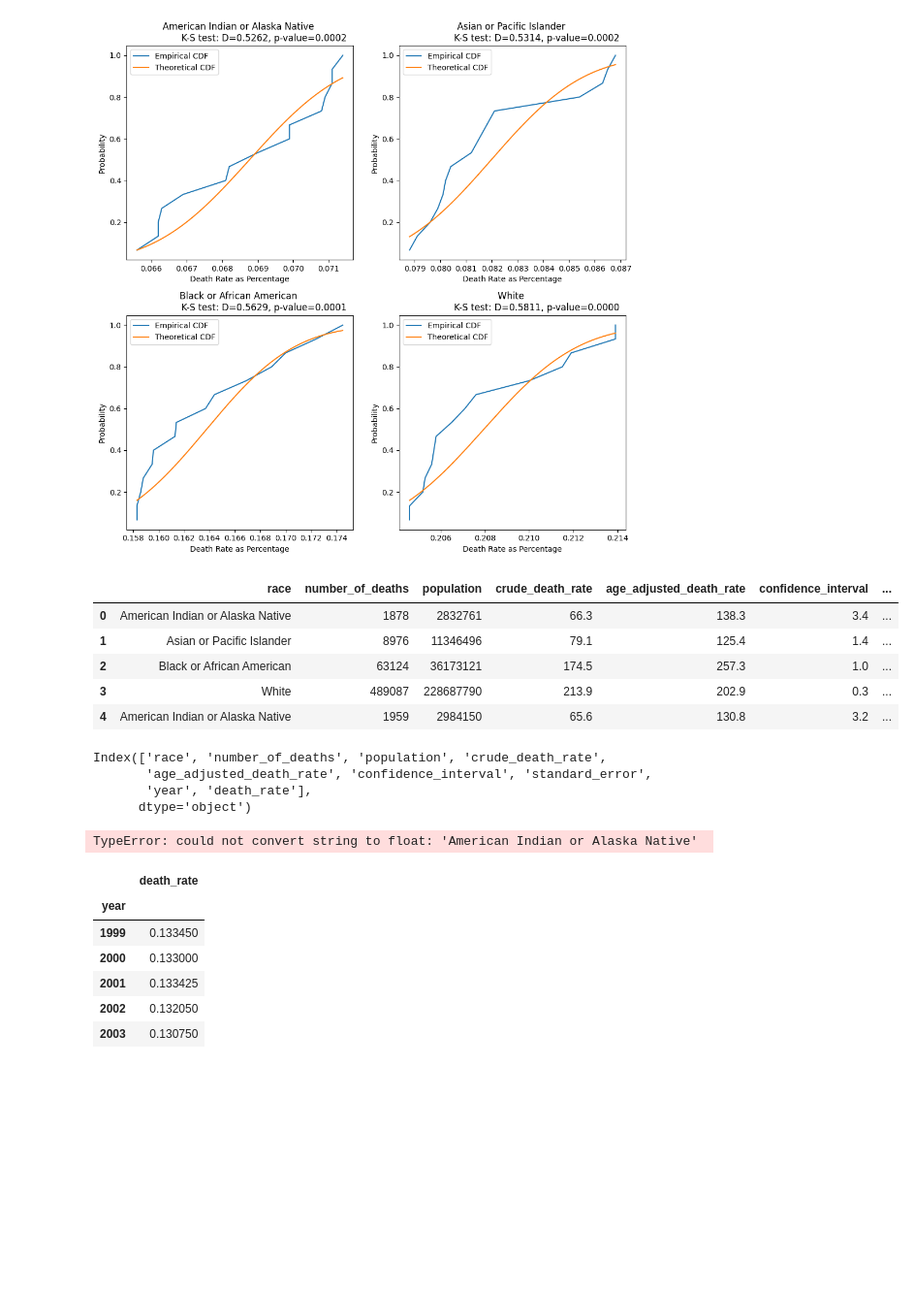
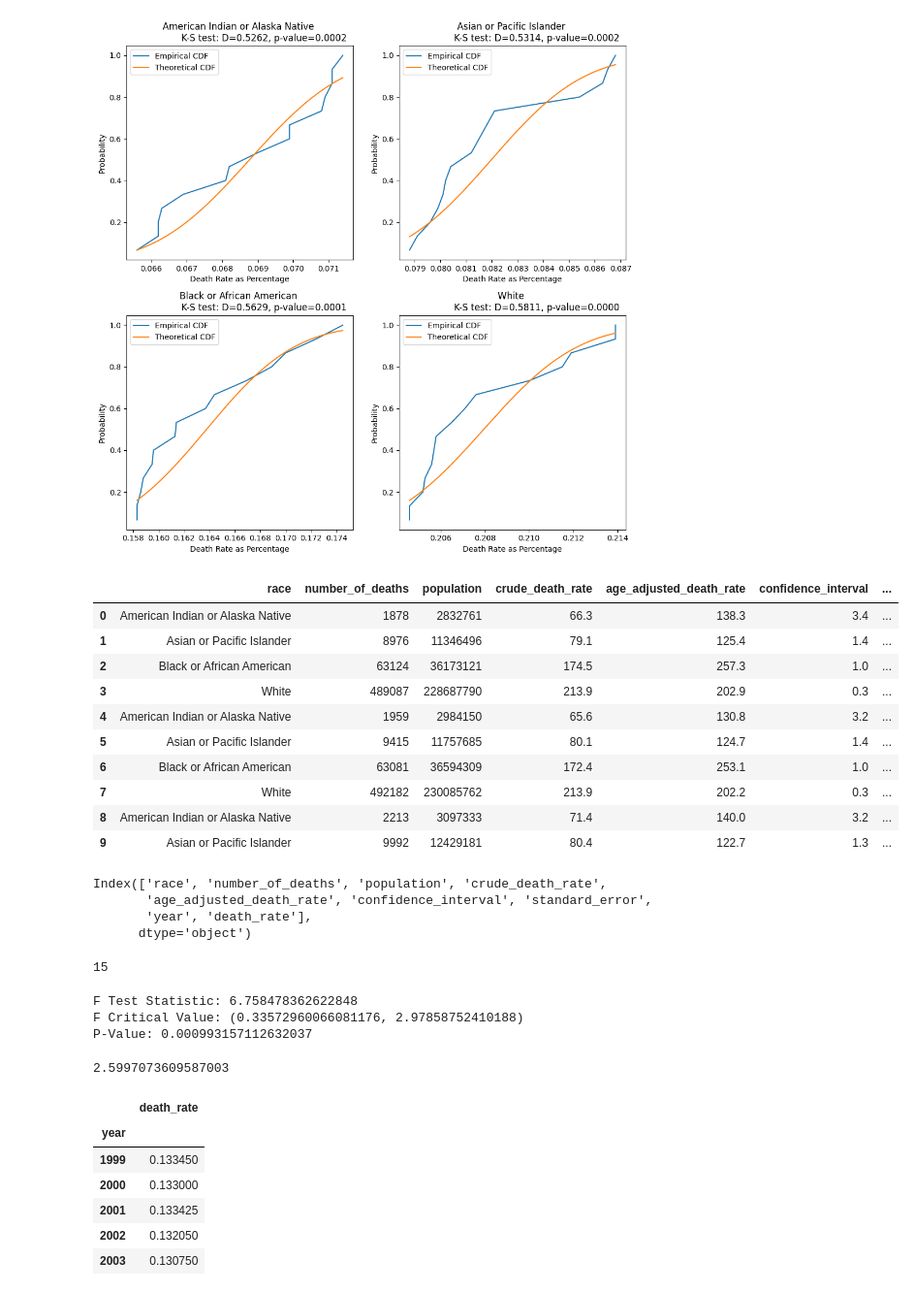
Before and after one commit to Caveexplorer/cdc_api_project, a Jupyter notebook: cdc_eda.ipynb, the cells around one changed output. Shown at 97% size. Cells and saved outputs as stored; diff of their text form; code cells hidden in the pictures; blank space fills up the shorter version.

```diff
--- a/cdc_eda.ipynb
+++ b/cdc_eda.ipynb
@@ -179,14 +260,19 @@ plt.show()
 # %% [output]
 [figure]
 # %%
-df.head()
+df.head(10)
 # %% [output]
 |  | race | number_of_deaths | population | crude_death_rate | age_adjusted_death_rate | confidence_interval | ... |
 | 0 | American Indian or Alaska Native | 1878 | 2832761 | 66.3 | 138.3 | 3.4 | ... |
 | 1 | Asian or Pacific Islander | 8976 | 11346496 | 79.1 | 125.4 | 1.4 | ... |
 | 2 | Black or African American | 63124 | 36173121 | 174.5 | 257.3 | 1.0 | ... |
 | 3 | White | 489087 | 228687790 | 213.9 | 202.9 | 0.3 | ... |
 | 4 | American Indian or Alaska Native | 1959 | 2984150 | 65.6 | 130.8 | 3.2 | ... |
+| 5 | Asian or Pacific Islander | 9415 | 11757685 | 80.1 | 124.7 | 1.4 | ... |
+| 6 | Black or African American | 63081 | 36594309 | 172.4 | 253.1 | 1.0 | ... |
+| 7 | White | 492182 | 230085762 | 213.9 | 202.2 | 0.3 | ... |
+| 8 | American Indian or Alaska Native | 2213 | 3097333 | 71.4 | 140.0 | 3.2 | ... |
+| 9 | Asian or Pacific Islander | 9992 | 12429181 | 80.4 | 122.7 | 1.3 | ... |
 # %%
 df.columns
 # %% [output]
@@ -194,16 +280,57 @@ Index(['race', 'number_of_deaths', 'population', 'crude_death_rate',
        'age_adjusted_death_rate', 'confidence_interval', 'standard_error',
        'year', 'death_rate'],
       dtype='object')
+# %%
+group1 = df[df['race'] == 'White']['death_rate']
+group2 = df[df['race'] == 'Black or African American']['death_rate']
+
+len(group1)
+# %% [output]
+15
+# %%
+# Assuming you have two groups you want to compare, represented as NumPy arrays or pandas Series:
+groups = []
+for race in df['race'].unique():
+    groups.append(df[df['race'] == race]['death_rate'])
+
+# Calculate variance
+variances = []
+for group in groups:
+    variances.append(np.var(group))  # Variance of each group
+
+
+# Calculate F test statistic
+f_test_stat = max(variances) / min(variances)  # F test statistic
+
+# Calculate degrees of freedom for each group
+dof = len(df['year'].unique()) - 1  # degrees of freedom for group 1
+
+# Calculate critical value at 5% level
+alpha = 0.05  # significance level
+f_critical_1 = stats.f.ppf(alpha / 2, dof, dof)  # left critical value
+f_critical_2 = stats.f.ppf(1 - alpha / 2, dof, dof)  # right critical value
+
+# Calculate p-value
+p_value = 2 * min(stats.f.cdf(f_test_stat, dof, dof), 1 - stats.f.cdf(f_test_stat, dof, dof))
+
+# Print results
+print(f'F Test Statistic: {f_test_stat}')
+print(f'F Critical Value: {f_critical_1, f_critical_2}')
+print(f'P-Value: {p_value}')
+# %% [output]
+F Test Statistic: 6.758478362622848
+F Critical Value: (0.33572960066081176, 2.97858752410188)
+P-Value: 0.000993157112632037
 # %%
 # Take a look at variance to see if they're equal
 
 variances = []
 for race in df['race'].unique():
-    variances.append(df[df['race'] == race]['death_rate'].var())
-var_ratio = variances.min() / variances.max()
+    variances.append(df[df['race'] == race]['death_rate'].std())
+var_ratio = max(variances) / min(variances)
 var_ratio
 # %% [output]
-TypeError: could not convert string to float: 'American Indian or Alaska Native'
+2.5997073609587003
 # %%
 # see death rate of all races aggregated over the time period
 death_rate_over_time = df[['year', 'death_rate']].groupby('year').mean()
```
Also changed, not shown: parts of 8 cells of this notebook.
